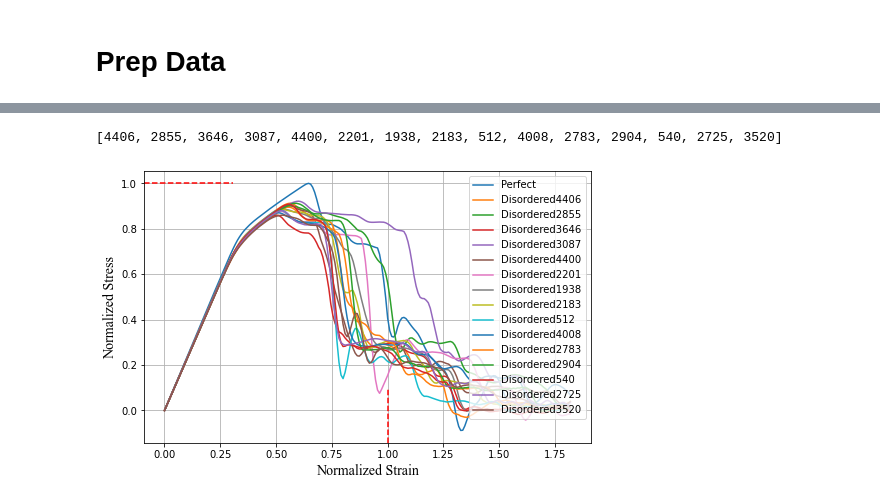
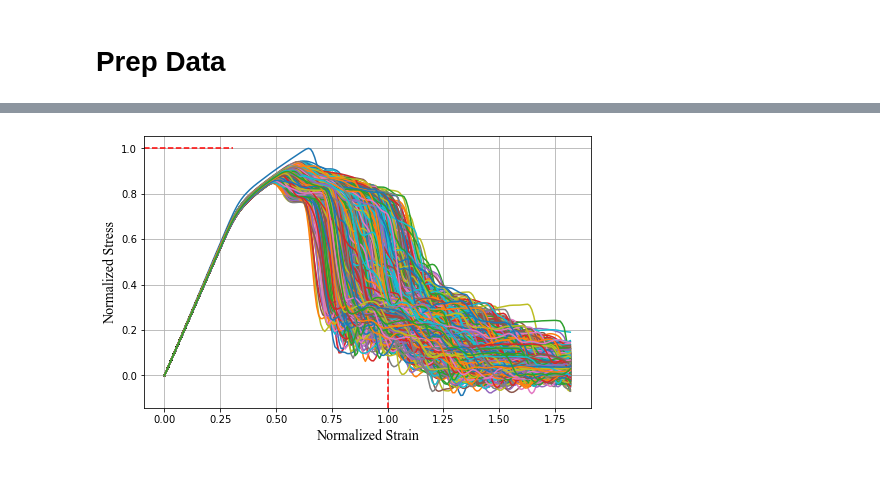
Before and after one commit to niccoforte/NF-PhD-gitRepo, a Jupyter notebook: code/AK-InputsOutputs.ipynb, the cells around one changed output, grey strips where cells are left out. Saved outputs shown, nothing was run; the diff lists cells and outputs as text; code cells hidden in the pictures.

```diff
--- a/code/AK-InputsOutputs.ipynb
+++ b/code/AK-InputsOutputs.ipynb
@@ -222,35 +238,35 @@ def plot_curve(UT_OUT_df, UT_xOUT, idx=None, q=15):
     UTindx = int(UT_OUT_df.loc[0].tolist()[0])
     ax1.plot(UT_xOUT/UT_xOUT[UTindx], [i/max(UTp) for i in UTp], label="Perfect")
     ax1.axvline(x=1, ymax=0.2, c='r', linestyle='--')
     ax1.axhline(y=1, xmax=0.2, c='r', linestyle='--')
 
     if idx:
         UTd = UT_OUT_df.loc[idx].tolist()[1:]
         UTindx2 = int(UT_OUT_df.loc[idx].tolist()[0])
         ax1.plot(UT_xOUT/UT_xOUT[UTindx], [i/max(UTp) for i in UTd], label=f'Disordered{idx}')
         ax1.axvline(x=UT_xOUT[UTindx2]/UT_xOUT[UTindx], ymax=0.2, c='g', linestyle='--')
         ax1.axhline(y=max(UTd)/max(UTp), xmax=0.2, c='g', linestyle='--')
 
     else:
         UT_idxs = UT_OUT_df.index.tolist()[1:]
         if q == 'all':
             UT_idxs = UT_idxs
-        UT_idxs = random.sample(UT_idxs, q)
-        print(UT_idxs)
+        else:
+            UT_idxs = random.sample(UT_idxs, q)
+            print(UT_idxs)
 
         for idx in UT_idxs:
             UTd = UT_OUT_df.loc[idx].tolist()[1:]
             ax1.plot(UT_xOUT/UT_xOUT[UTindx], [i/max(UTp) for i in UTd], label=f'Disordered{idx}')
 
     ax1.set_ylabel('Normalized Stress', fontsize=14, fontname="Times New Roman")
     ax1.set_xlabel('Normalized Strain', fontsize=14, fontname="Times New Roman")
     if q != "all":
         ax1.legend()
     ax1.grid()
 
     plt.show()
 
-plot_curve(OUT_df, xOUT, idx=None, q=15)
+plot_curve(OUT_df, xOUT, idx=None, q='all')
 # %% [output]
-[4406, 2855, 3646, 3087, 4400, 2201, 1938, 2183, 512, 4008, 2783, 2904, 540, 2725, 3520]
-[figure, old version]
+[figure, new version]
```
Also changed, not shown: parts of 5 cells of this notebook, 7 other files.
